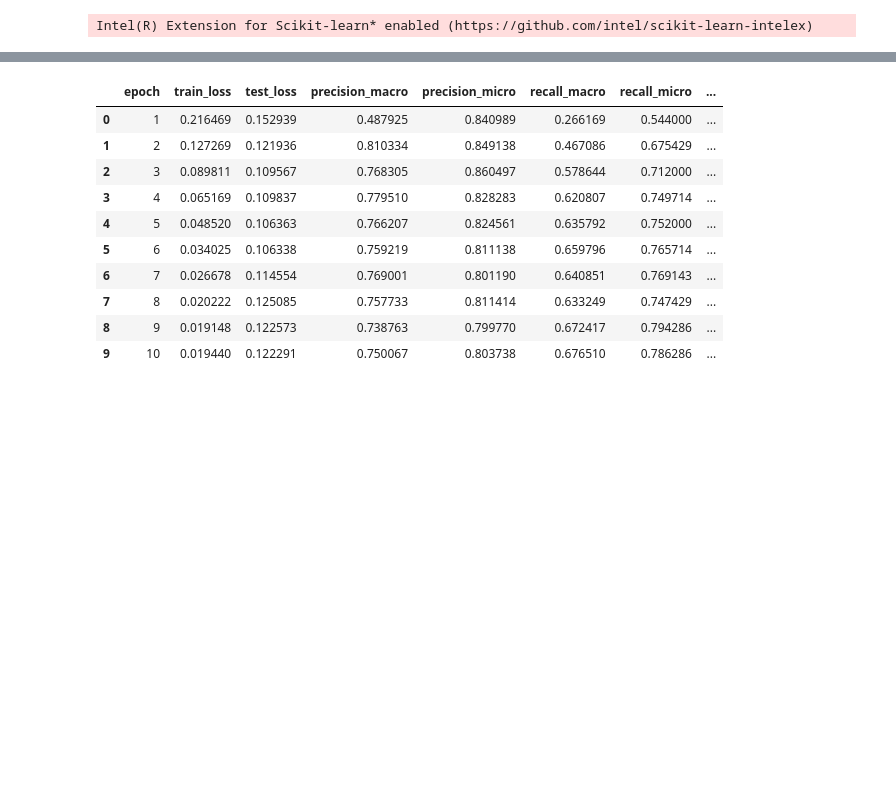
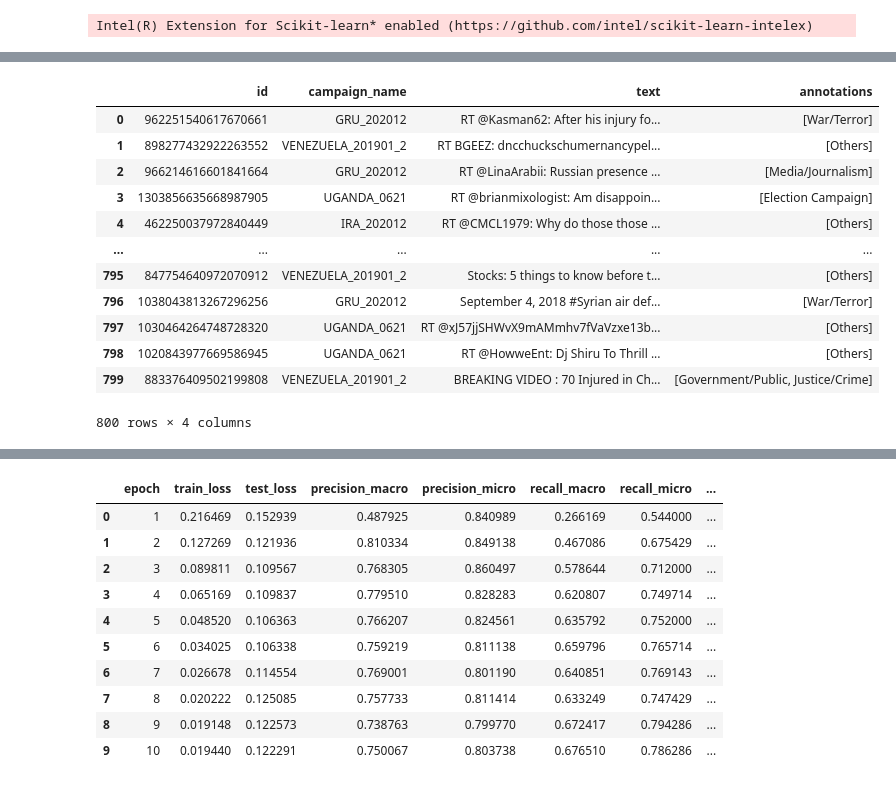
Before and after one commit to BrunoKreiner/ip6-twitter-disinformation, a Jupyter notebook: notebooks/bert.ipynb, the cells around one changed output, grey strips where cells are left out. Saved outputs shown, nothing was run; the diff lists cells and outputs as text; code cells hidden in the pictures; blank space fills up the shorter version.

```diff
--- a/notebooks/bert.ipynb
+++ b/notebooks/bert.ipynb
@@ -30,0 +47,16 @@ df_all = df_all.reset_index()
+# %%
+df_validation
+# %% [output]
+|  | id | campaign_name | text | annotations |
+| 0 | 962251540617670661 | GRU_202012 | RT @Kasman62: After his injury fo... | [War/Terror] |
+| 1 | 898277432922263552 | VENEZUELA_201901_2 | RT BGEEZ: dncchuckschumernancypel... | [Others] |
+| 2 | 966214616601841664 | GRU_202012 | RT @LinaArabii: Russian presence ... | [Media/Journalism] |
+| 3 | 1303856635668987905 | UGANDA_0621 | RT @brianmixologist: Am disappoin... | [Election Campaign] |
+| 4 | 462250037972840449 | IRA_202012 | RT @CMCL1979: Why do those those ... | [Others] |
+| ... | ... | ... | ... | ... |
+| 795 | 847754640972070912 | VENEZUELA_201901_2 | Stocks: 5 things to know before t... | [Others] |
+| 796 | 1038043813267296256 | GRU_202012 | September 4, 2018 #Syrian air def... | [War/Terror] |
+| 797 | 1030464264748728320 | UGANDA_0621 | RT @xJ57jjSHWvX9mAMmhv7fVaVzxe13b... | [Others] |
+| 798 | 1020843977669586945 | UGANDA_0621 | RT @HowweEnt: Dj Shiru To Thrill ... | [Others] |
+| 799 | 883376409502199808 | VENEZUELA_201901_2 | BREAKING VIDEO : 70 Injured in Ch... | [Government/Public, Justice/Crime] |
+800 rows × 4 columns
```
Also changed, not shown: parts of 12 cells of this notebook.
